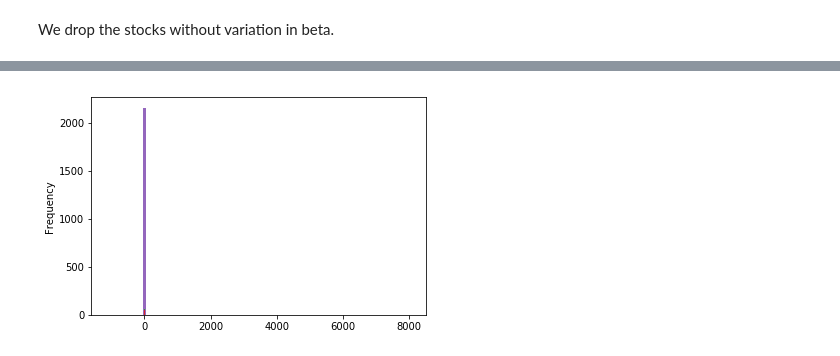
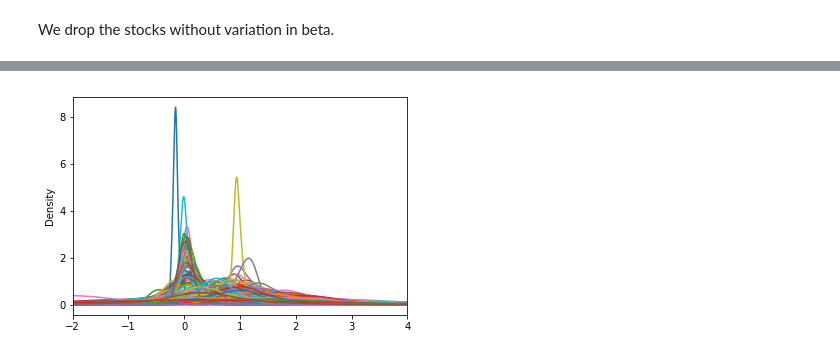
Before and after one commit to vincentqb/beta-computation, a Jupyter notebook: Exploration.ipynb, the cells around one changed output, grey strips where cells are left out. Cells and saved outputs as stored; diff of their text form; code cells hidden in the pictures.

```diff
--- a/Exploration.ipynb
+++ b/Exploration.ipynb
@@ -21,10 +21,12 @@ n_stocks = 300
 # We take a random set of stocks
 # TODO Ensure there's a certain proportion of small/medium/large stocks
 
-if False:
-    data = DataProvider.get_random_securities(n_stocks, start_date, end_date)
+load_param = True
+
+if load_param
+    data = DataProvider.load_securities()
 else:
-    data = DataProvider.load_securities()
+    data = DataProvider.get_random_securities(n_stocks, start_date, end_date, online=False)
 
 data_ref = DataProvider.get_reference_security(start_date, end_date)
 # %% [output]
@@ -111,0 +142,4 @@ Further development:
+# %%
+b = df.groupby("symbol")["beta"]
+
+p = b.mean().sort_values(ascending=False).plot("bar", figsize=(100,20))
@@ -112,5 +148,5 @@ Further development:
 # %%
-d = df.groupby("symbol")["beta"].describe()
+d = b.describe()
 d
 # %% [output]
 |  | count | mean | std | min | 25% | 50% | 75% | max |
@@ -154,4 +203,5 @@ p = df.reset_index("symbol").groupby("symbol")["beta"].plot()
 # %%
-p = df.reset_index("symbol").groupby("symbol")["beta"].plot(kind="hist", bins=100)
+threshold = 3
+p = df.reset_index("symbol").groupby("symbol")["beta"].plot(kind="density", xlim=(1-threshold, 1+threshold))
 # %% [output]
-[figure, old version]
+[figure, new version]
```
Also changed, not shown: parts of 12 cells of this notebook, 1 other file.
